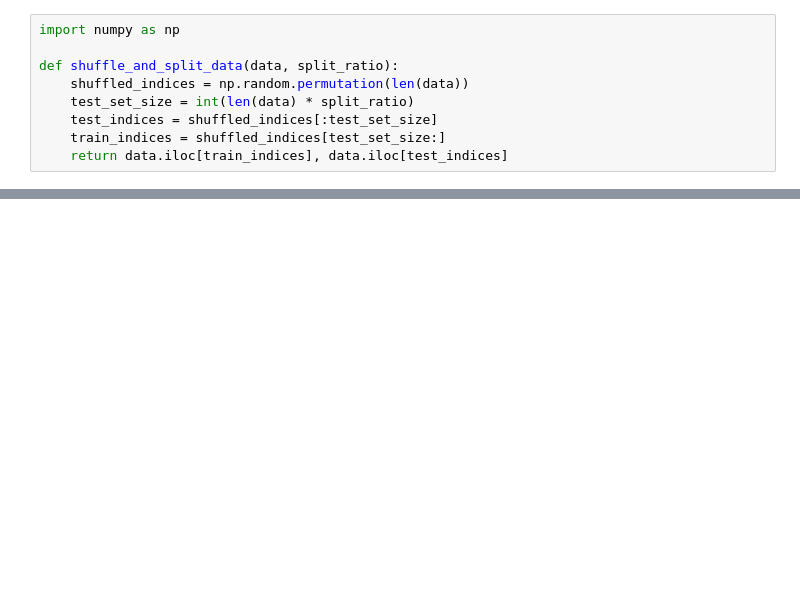
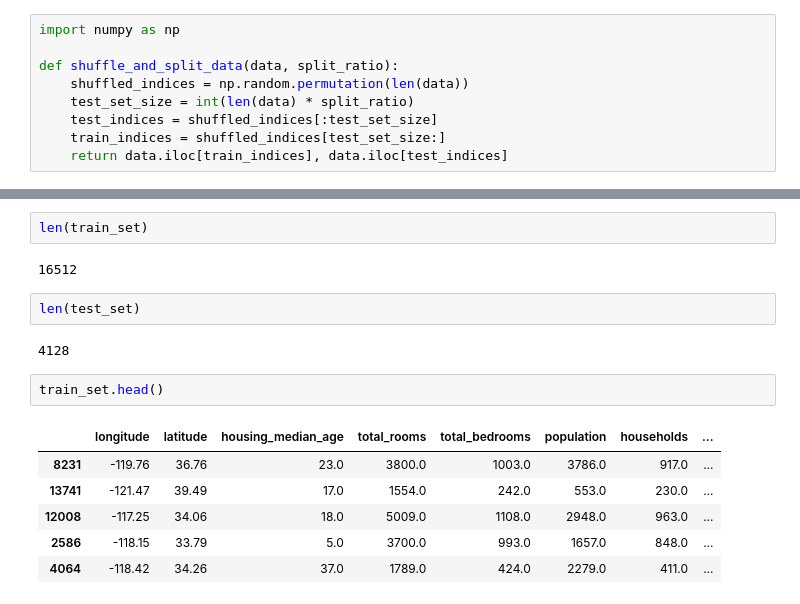
Before and after one commit to samoei/housing-price-predictor, a Jupyter notebook: notebooks/housing.ipynb, the cells around one changed output, grey strips where cells are left out. Saved outputs shown, nothing was run; the diff lists cells and outputs as text; blank space fills up the shorter version.

```diff
--- a/notebooks/housing.ipynb
+++ b/notebooks/housing.ipynb
@@ -117,0 +119,17 @@ TypeError: only integer scalar arrays can be converted to a scalar index
+# %%
+len(train_set)
+# %% [output]
+16512
+# %%
+len(test_set)
+# %% [output]
+4128
+# %%
+train_set.head()
+# %% [output]
+|  | longitude | latitude | housing_median_age | total_rooms | total_bedrooms | population | households | ... |
+| 8231 | -119.76 | 36.76 | 23.0 | 3800.0 | 1003.0 | 3786.0 | 917.0 | ... |
+| 13741 | -121.47 | 39.49 | 17.0 | 1554.0 | 242.0 | 553.0 | 230.0 | ... |
+| 12008 | -117.25 | 34.06 | 18.0 | 5009.0 | 1108.0 | 2948.0 | 963.0 | ... |
+| 2586 | -118.15 | 33.79 | 5.0 | 3700.0 | 993.0 | 1657.0 | 848.0 | ... |
+| 4064 | -118.42 | 34.26 | 37.0 | 1789.0 | 424.0 | 2279.0 | 411.0 | ... |
```
Also changed, not shown: parts of 10 cells of this notebook.
